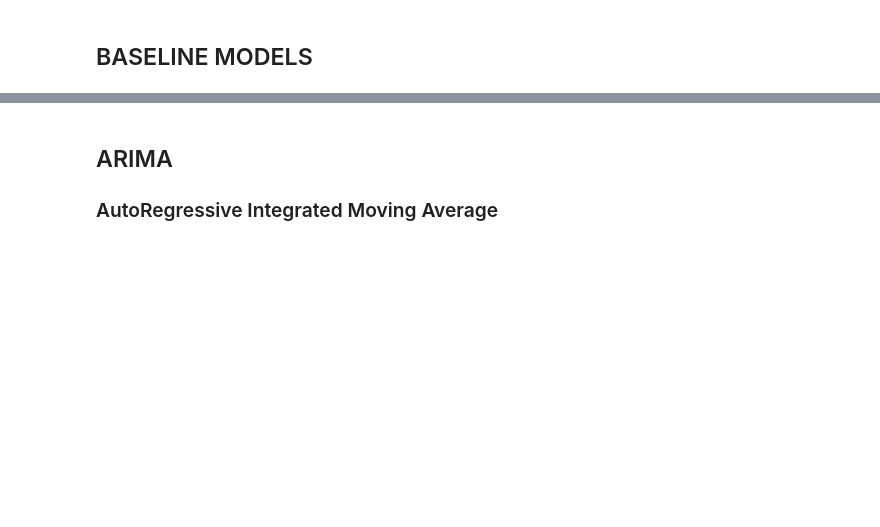
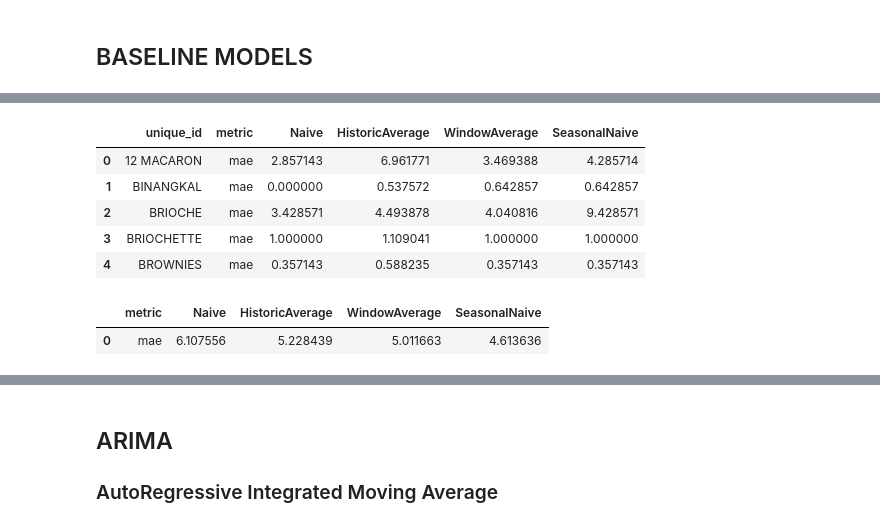
Before and after one commit to JhesorleyML/Lectures, a Jupyter notebook: Time Series Forecasting/Sample_Forecasting.ipynb, the cells around one changed output, grey strips where cells are left out. Drawn from its saved outputs; the diff is of its cells as text; code cells hidden in the pictures; blank space fills up the shorter version.

```diff
--- a/Time Series Forecasting/Sample_Forecasting.ipynb
+++ b/Time Series Forecasting/Sample_Forecasting.ipynb
@@ -24,2 +73,22 @@ plot_series(
 # %%
 ### Evaluate the models
+# %%
+test = df.groupby('unique_id').tail(7)
+train = df.drop(test.index).reset_index(drop = True)
+
+sf.fit(df = train)
+preds = sf.predict(h=horizon)
+eval_df = pd.merge(test, preds, 'left', ['ds', 'unique_id'])
+# %%
+evaluation = evaluate(
+    eval_df,
+    metrics = [mae]
+)
+evaluation.head()
+# %% [output]
+|  | unique_id | metric | Naive | HistoricAverage | WindowAverage | SeasonalNaive |
+| 0 | 12 MACARON | mae | 2.857143 | 6.961771 | 3.469388 | 4.285714 |
+| 1 | BINANGKAL | mae | 0.000000 | 0.537572 | 0.642857 | 0.642857 |
+| 2 | BRIOCHE | mae | 3.428571 | 4.493878 | 4.040816 | 9.428571 |
+| 3 | BRIOCHETTE | mae | 1.000000 | 1.109041 | 1.000000 | 1.000000 |
+| 4 | BROWNIES | mae | 0.357143 | 0.588235 | 0.357143 | 0.357143 |
@@ -26,3 +97,8 @@ plot_series(
+# %%
+evaluation
+# %% [output]
+|  | metric | Naive | HistoricAverage | WindowAverage | SeasonalNaive |
+| 0 | mae | 6.107556 | 5.228439 | 5.011663 | 4.613636 |
 # %%
 methods = evaluation.columns[1:].tolist()
 values = evaluation.iloc[0, 1:].tolist()
```
Also changed, not shown: parts of 20 cells of this notebook, 3 other files.
